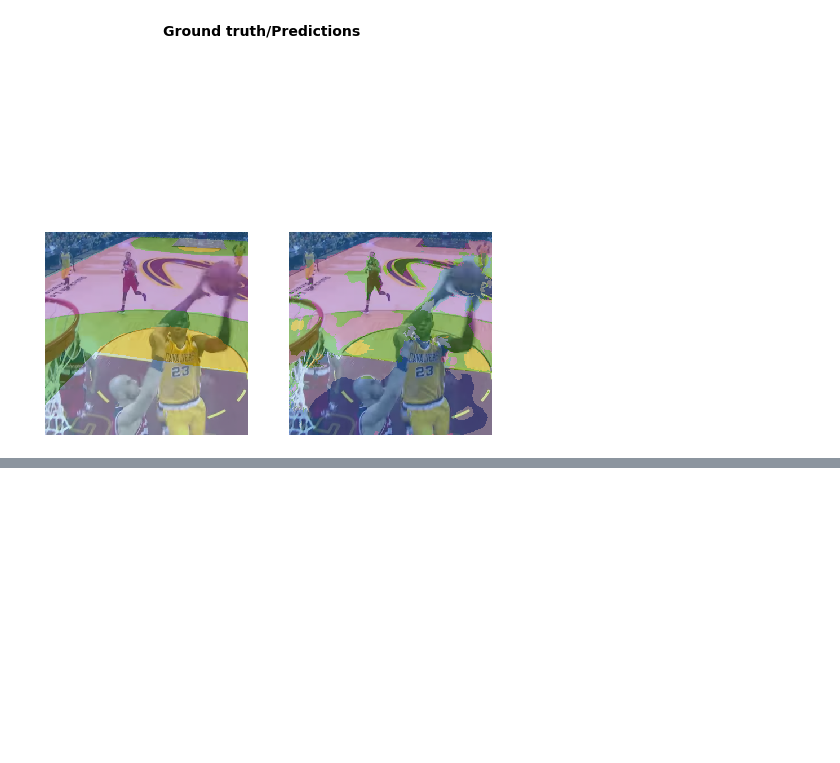
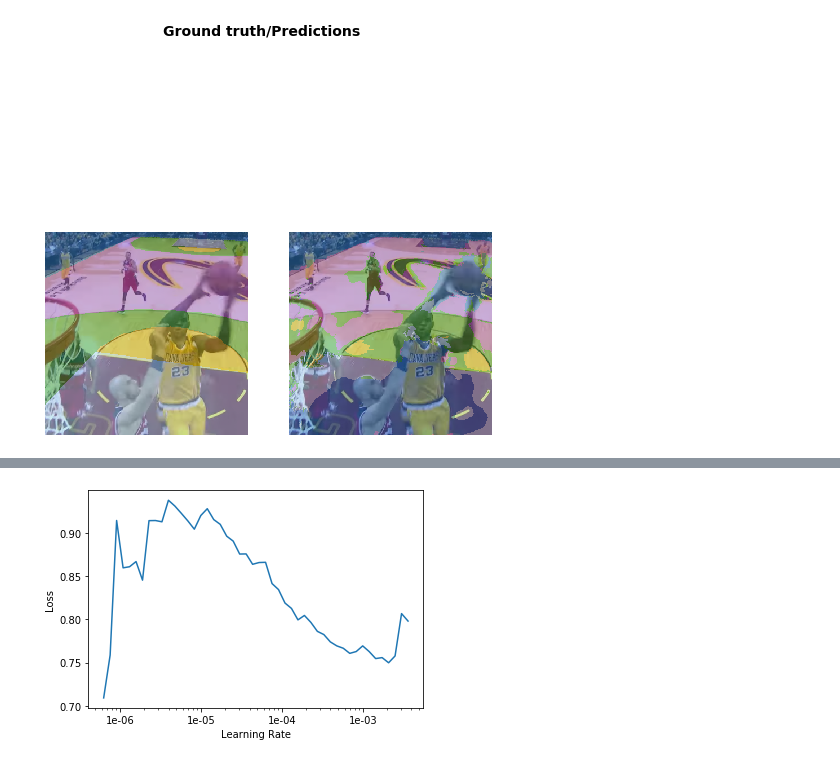
Before and after one commit to Pager07/Human-object-interaction-for-basketball-videos, a Jupyter notebook: CourtSegmentation.ipynb, the cells around one changed output, grey strips where cells are left out. Saved outputs shown, nothing was run; the diff lists cells and outputs as text; code cells hidden in the pictures; blank space fills up the shorter version.

Commit message:
Training on source image size using weights that was trained on smaller images complete!

```diff
--- a/CourtSegmentation.ipynb
+++ b/CourtSegmentation.ipynb
@@ -242,0 +254,8 @@ learn.show_results(rows=3, figsize=(8,9))
+# %%
+data = (src.transform(get_transforms(),size=size , tfm_y=True)
+        .databunch(bs=bs)
+        .normalize(imagenet_stats))
+# %%
+wd=1e-2
+# %%
+learn = unet_learner(data, models.resnet34, metrics=metrics, wd=wd)
@@ -242,0 +265,2 @@ learn.show_results(rows=3, figsize=(8,9))
+# %%
+learn.load("stage-2");
@@ -242,0 +274,4 @@ learn.show_results(rows=3, figsize=(8,9))
+# %%
+learn.recorder.plot()
+# %% [output]
+[figure, added]
```
Also changed, not shown: parts of 14 cells of this notebook.
